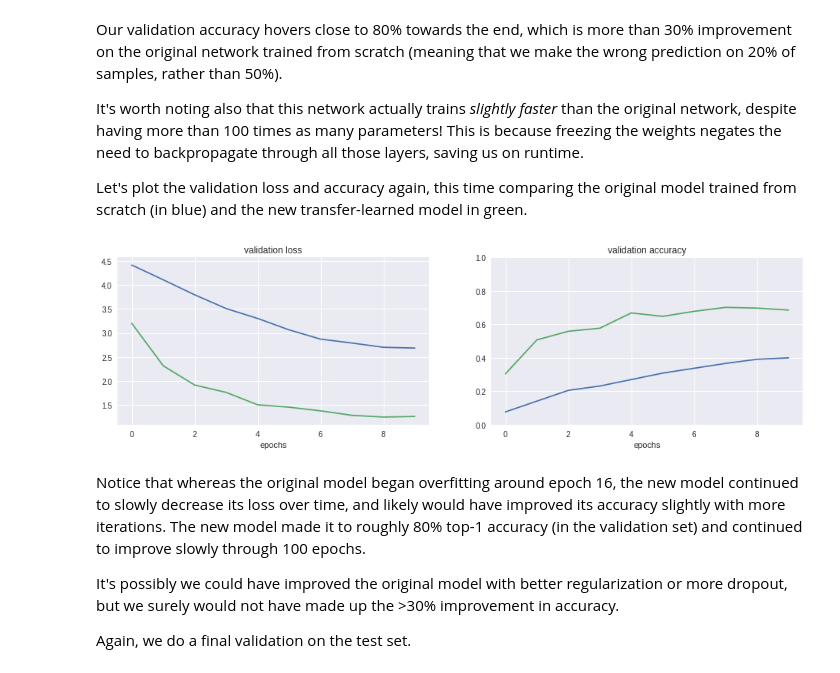
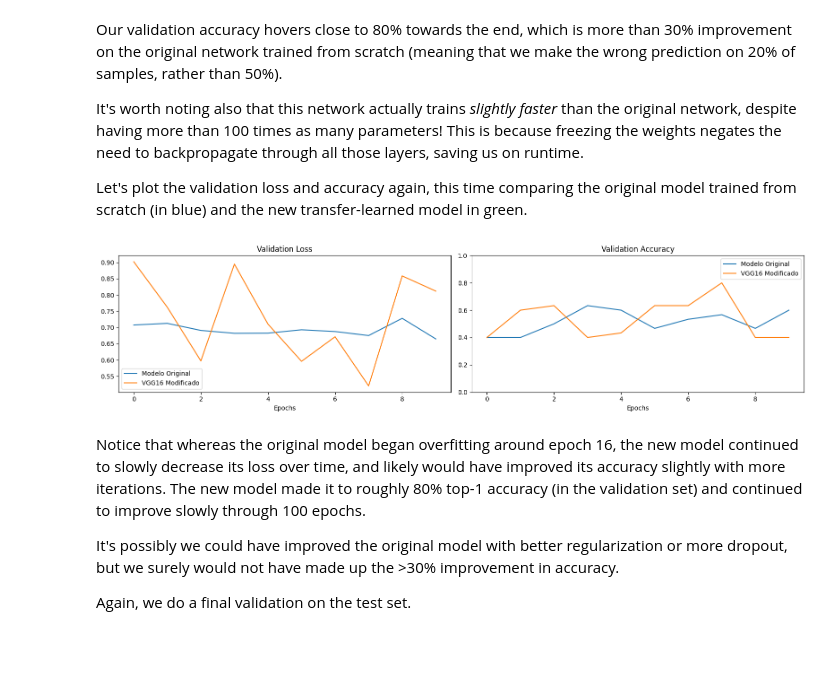
Before and after one commit to HeytorAlves/CartorioEbac, a Jupyter notebook: notebooks/transfer-learning.ipynb, the cells around one changed output. Cells and saved outputs as stored; diff of their text form; code cells hidden in the pictures; blank space fills up the shorter version.

```diff
--- a/notebooks/transfer-learning.ipynb
+++ b/notebooks/transfer-learning.ipynb
@@ -161,6 +155,10 @@ random.shuffle(data)
 # %% [markdown]
 create training / validation / test split (70%, 15%, 15%)
 # %%
+train_split = 0.7  # 70% treino
+val_split = 0.15   # 15% validação
+# test_split será 0.15 (restante)
+
 idx_val = int(train_split * len(data))
 idx_test = int((train_split + val_split) * len(data))
 train = data[:idx_val]
@@ -467,22 +487,29 @@ It's worth noting also that this network actually trains _slightly faster_ than
 Let's plot the validation loss and accuracy again, this time comparing the original model trained from scratch (in blue) and the new transfer-learned model in green.
 # %%
 fig = plt.figure(figsize=(16,4))
+
+# Gráfico de Loss
 ax = fig.add_subplot(121)
-ax.plot(history.history["val_loss"])
-ax.plot(history2.history["val_loss"])
-ax.set_title("validation loss")
-ax.set_xlabel("epochs")
+ax.plot(history.history['val_loss'], label='Modelo Original')
+ax.plot(history2.history['val_loss'], label='VGG16 Modificado')
+ax.set_title("Validation Loss")
+ax.set_xlabel("Epochs")
+ax.legend()
 
+# Gráfico de Accuracy
 ax2 = fig.add_subplot(122)
-ax2.plot(history.history["val_acc"])
-ax2.plot(history2.history["val_acc"])
-ax2.set_title("validation accuracy")
-ax2.set_xlabel("epochs")
+# CORREÇÃO: Usar 'val_accuracy' em vez de 'val_acc'
+ax2.plot(history.history['val_accuracy'], label='Modelo Original')
+ax2.plot(history2.history['val_accuracy'], label='VGG16 Modificado')
+ax2.set_title("Validation Accuracy")
+ax2.set_xlabel("Epochs")
 ax2.set_ylim(0, 1)
+ax2.legend()
 
+plt.tight_layout()
 plt.show()
 # %% [output]
-[figure, old version]
+[figure, new version]
 # %% [markdown]
 Notice that whereas the original model began overfitting around epoch 16, the new model continued to slowly decrease its loss over time, and likely would have improved its accuracy slightly with more iterations. The new model made it to roughly 80% top-1 accuracy (in the validation set) and continued to improve slowly through 100 epochs.
 
```
Also changed, not shown: parts of 18 cells of this notebook.
